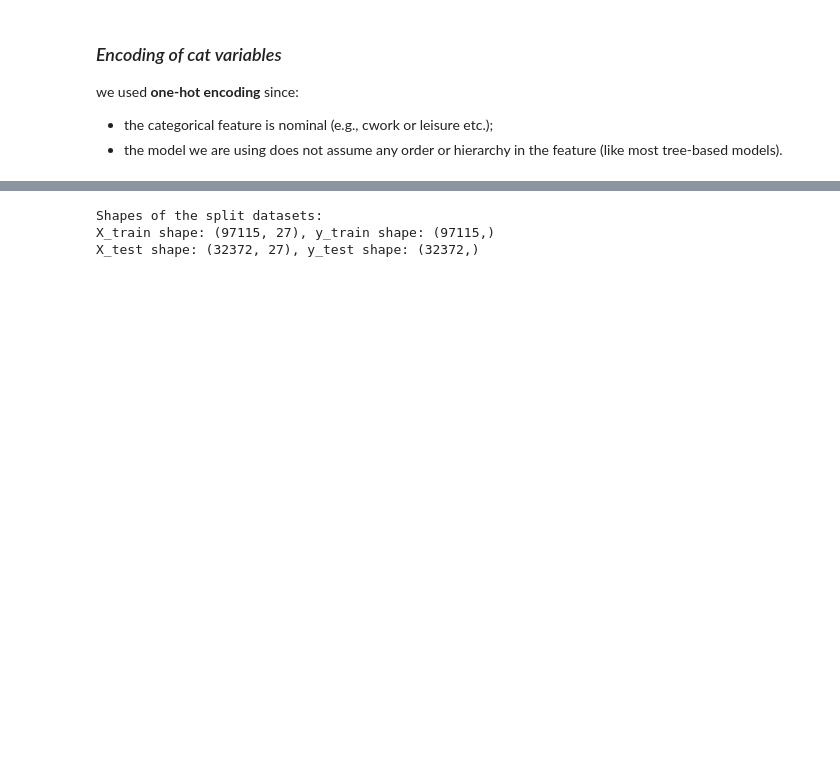
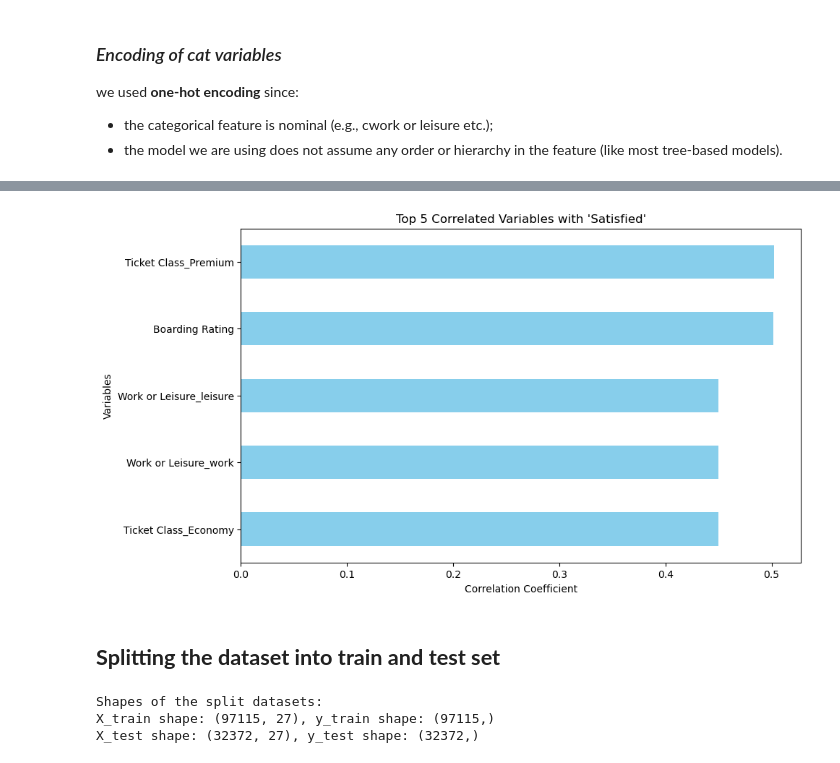
Before and after one commit to sofbruni/AI_PROJECT2023-2024, a Jupyter notebook: main copy.ipynb, the cells around one changed output, grey strips where cells are left out. Cells and saved outputs as stored; diff of their text form; code cells hidden in the pictures; blank space fills up the shorter version.

```diff
--- a/main copy.ipynb
+++ b/main copy.ipynb
@@ -574,3 +590,21 @@ encoded_trains_df.rename(columns={'Satisfied_1': 'Satisfied'}, inplace=True)
+# %%
+# Extract the 'Satisfied' column (excluding the 'Satisfied' row) and sort by absolute value in descending order
+satisfied_corr = corr_matrix['Satisfied'].drop('Satisfied').abs().sort_values(ascending=False)
+
+# Select the top 5 most correlated variables
+top_correlated_cols = satisfied_corr.head(5)
+
+# Create an ascending barplot
+plt.figure(figsize=(10, 6))  # Adjust the size as needed
+top_correlated_cols.sort_values().plot(kind='barh', color='skyblue')
+plt.title("Top 5 Correlated Variables with 'Satisfied'")
+plt.xlabel("Correlation Coefficient")
+plt.ylabel("Variables")
+plt.show()
+# %% [output]
+[figure, added]
+# %% [markdown]
+## **Splitting the dataset into train and test set**
 # %%
 from sklearn.model_selection import train_test_split
 
```
Also changed, not shown: parts of 8 cells of this notebook, 1 other file.
